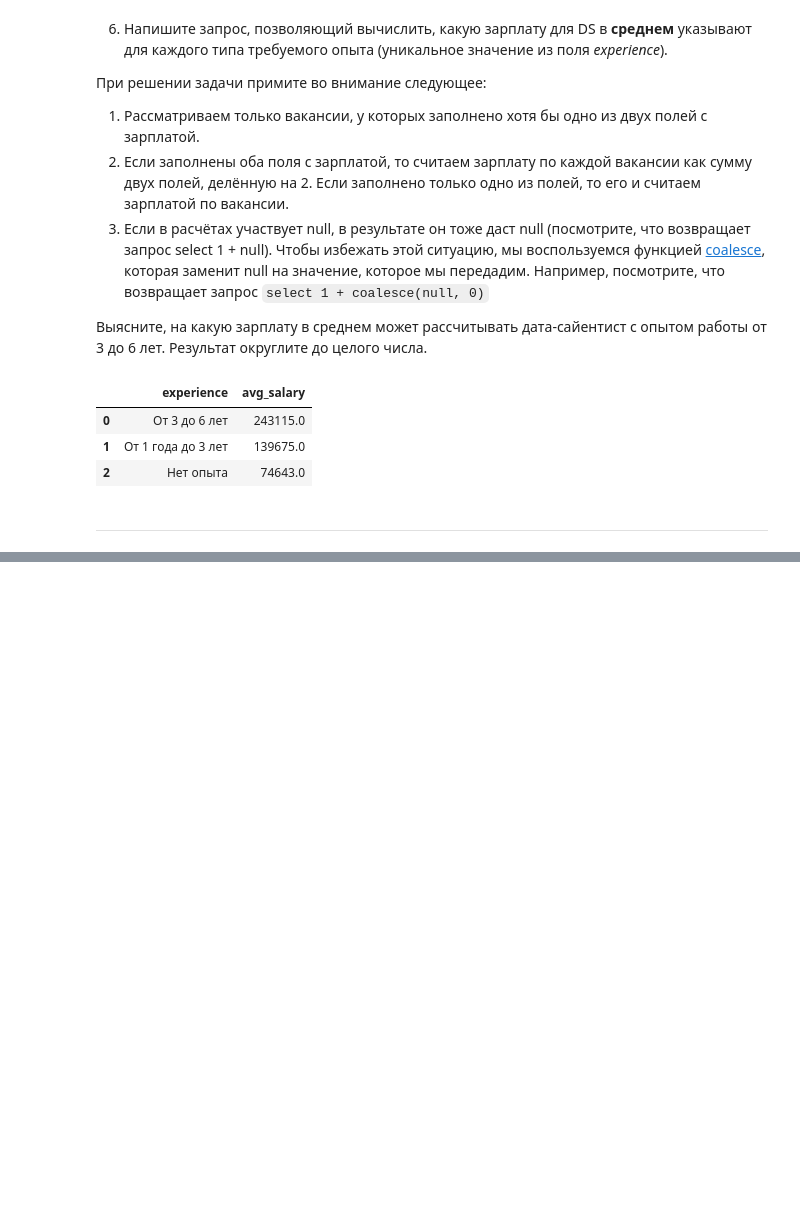
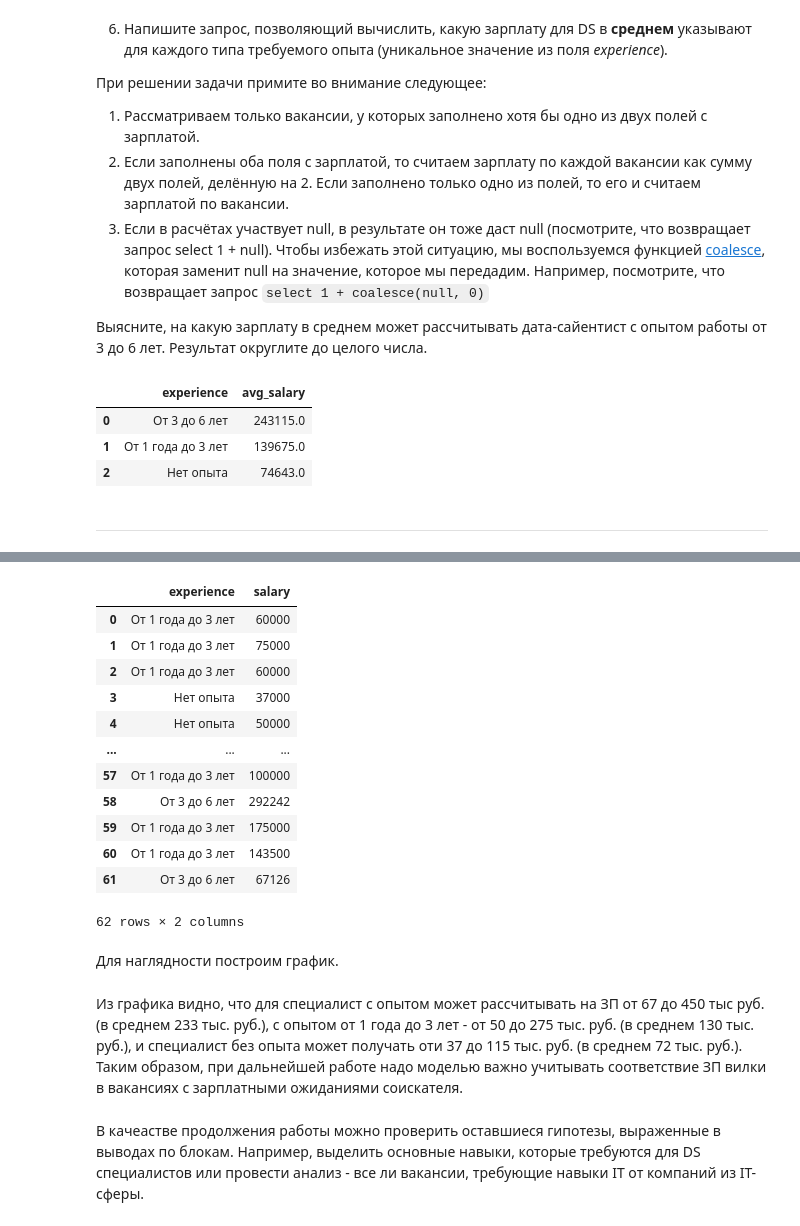
Before and after one commit to Daria26g/SF-HW, a Jupyter notebook: Project_2/Project_2_SQL_resume.ipynb, the cells around one changed output, grey strips where cells are left out. Saved outputs shown, nothing was run; the diff lists cells and outputs as text; code cells hidden in the pictures; blank space fills up the shorter version.

```diff
--- a/Project_2/Project_2_SQL_resume.ipynb
+++ b/Project_2/Project_2_SQL_resume.ipynb
@@ -703,0 +792,35 @@ display(df_6_6)
+# %%
+query = f'''
+select
+experience, --опыт работы
+case when ((salary_from is not null) and (salary_to is not null)) then ((salary_from + salary_to)/2) --если оба значения не пустые, берем среднее
+else coalesce(v.salary_from, v.salary_to) --иначе берем то, которое не пустое (строки, где оба значения пустые отсееваем фильтром ниже)
+end salary
+from VACANCIES v --таблица с вакансиями
+where
+(lower(v.name) similar to '%data scientist%|%data science%|%исследователь данных%|%machine learning%|%машинн%обучен%'
+or (v.name like '%ML%' and lower(v.name) not like '%html%')) --фильтр по названию вакансии для DS: проверяем похоже ли название на что-то из перечня, отдельно проверяем похоже ли на ML, при этом исключая HTML
+and
+((salary_from is not null) or (salary_to is not null)) --фильтр, если не указано ни одно значение в вилке
+'''
+# %%
+# результат запроса
+df = pd.read_sql_query(query, connection)
+#выводим DF на экран
+display(df)
+# %% [output]
+|  | experience | salary |
+| 0 | От 1 года до 3 лет | 60000 |
+| 1 | От 1 года до 3 лет | 75000 |
+| 2 | От 1 года до 3 лет | 60000 |
+| 3 | Нет опыта | 37000 |
+| 4 | Нет опыта | 50000 |
+| ... | ... | ... |
+| 57 | От 1 года до 3 лет | 100000 |
+| 58 | От 3 до 6 лет | 292242 |
+| 59 | От 1 года до 3 лет | 175000 |
+| 60 | От 1 года до 3 лет | 143500 |
+| 61 | От 3 до 6 лет | 67126 |
+62 rows × 2 columns
+# %% [markdown]
+Для наглядности построим график.
@@ -703,0 +845,5 @@ display(df_6_6)
+# %% [markdown]
+Из графика видно, что для специалист с опытом может рассчитывать на ЗП от 67 до 450 тыс руб. (в среднем 233 тыс. руб.), с опытом от 1 года до 3 лет - от 50 до 275 тыс. руб. (в среднем 130 тыс. руб.), и специалист без опыта может получать оти 37 до 115 тыс. руб. (в среднем 72 тыс. руб.).
+Таким образом, при дальнейшей работе надо моделью важно учитывать соответствие ЗП вилки в вакансиях с зарплатными ожиданиями соискателя.
+# %% [markdown]
+В качеастве продолжения работы можно проверить оставшиеся гипотезы, выраженные в выводах по блокам. Например, выделить основные навыки, которые требуются для DS специалистов или провести анализ - все ли вакансии, требующие навыки IT от компаний из IT-сферы.
```
Also changed, not shown: parts of 21 cells of this notebook, 1 other file.
